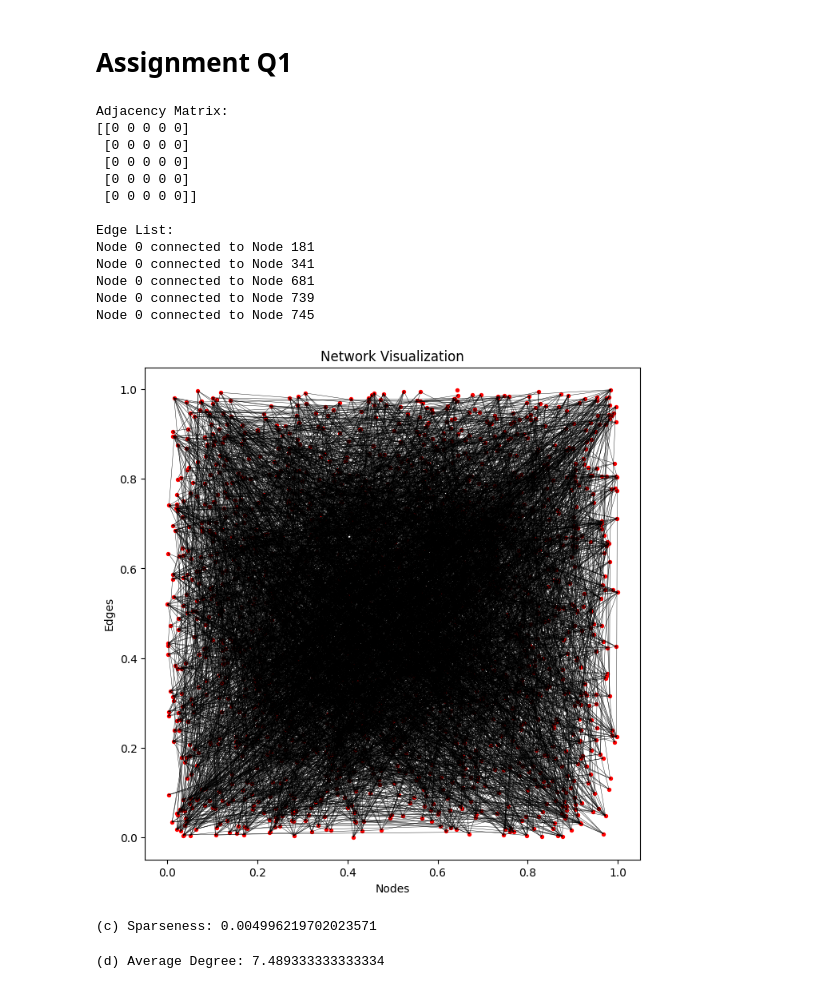
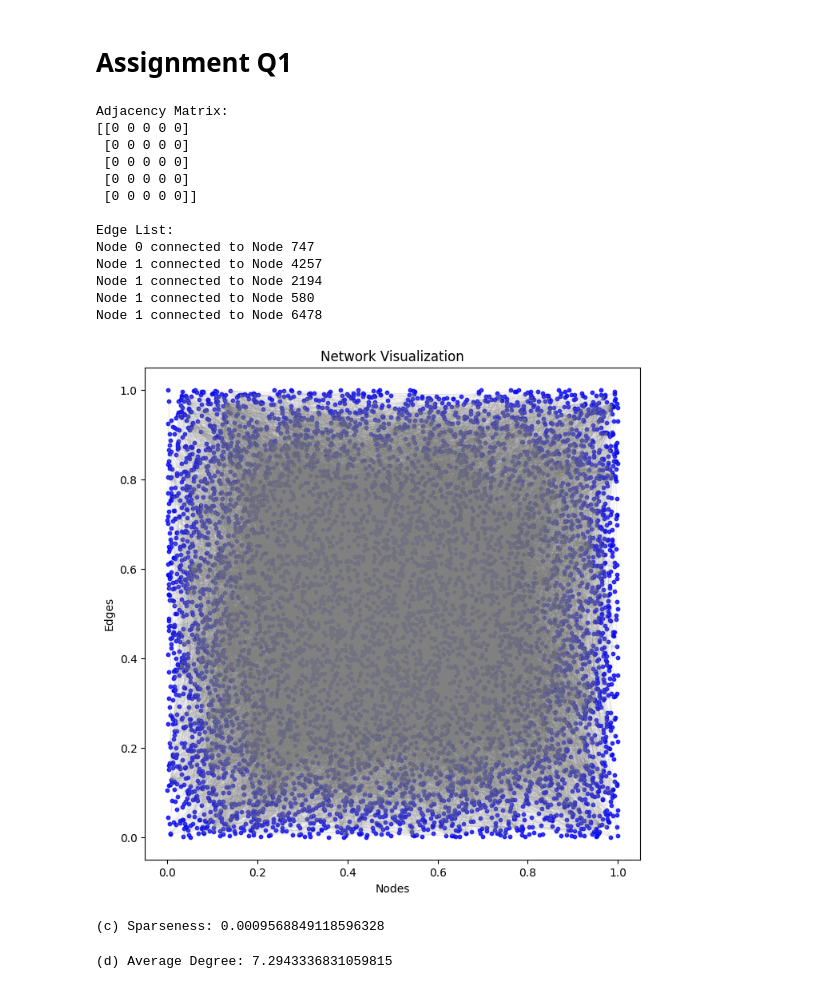
Before and after one commit to DhvanilSheth/NetworkScience, a Jupyter notebook: Assignment1/A1.ipynb, the cells around one changed output. Cells and saved outputs as stored; diff of their text form; code cells hidden in the pictures.

```diff
--- a/Assignment1/A1.ipynb
+++ b/Assignment1/A1.ipynb
@@ -1,5 +1,5 @@
 # %% [markdown]
-# Assignment Q1
+# **Assignment Q1**
 # %%
 import numpy as np
 import matplotlib.pyplot as plt
@@ -25,3 +7,15 @@ for i in range(N):
+# %%
+N = 7624
+adjacency_matrix = np.zeros((N, N), dtype=int)
+edges = []
+
+with open("C://Users//dhvan//Downloads//NetworkScience//Assignment1//undirected_graph//lastfm_asia_edges.csv", "r") as f:
+    next(f)
+    for line in f:
+        src, dst = map(int, line.strip().split(','))
+        adjacency_matrix[src, dst] = 1
+        adjacency_matrix[dst, src] = 1
+        edges.append((src, dst))
 # %%
 # Print the adjacency matrix (small portion for demonstration)
 print("Adjacency Matrix:")
@@ -40,27 +34,28 @@ Adjacency Matrix:
  [0 0 0 0 0]]
 
 Edge List:
-Node 0 connected to Node 181
-Node 0 connected to Node 341
-Node 0 connected to Node 681
-Node 0 connected to Node 739
-Node 0 connected to Node 745
+Node 0 connected to Node 747
+Node 1 connected to Node 4257
+Node 1 connected to Node 2194
+Node 1 connected to Node 580
+Node 1 connected to Node 6478
 # %%
 # (b) Visualize the network
 positions = np.random.rand(N, 2)
 plt.figure(figsize=(8,8))
 for e in edges:
     x = [positions[e[0],0], positions[e[1],0]]
     y = [positions[e[0],1], positions[e[1],1]]
-    plt.plot(x, y, 'k-', linewidth=0.3)
-plt.scatter(positions[:,0], positions[:,1], s=8, c='r')
+    plt.plot(x, y, color='grey', alpha=0.1, linewidth=0.5)
+
+plt.scatter(positions[:,0], positions[:,1], s=10, c='blue', alpha=0.8)
 plt.title("Network Visualization")
 plt.xlabel("Nodes")
 plt.ylabel("Edges")
 plt.savefig("network_visualization.png")
 plt.show()
 # %% [output]
-[figure, old version]
+[figure, new version]
 # %%
 # (c) Compute sparseness
 max_possible_edges = N * (N - 1) / 2
@@ -68,7 +63,7 @@ sparseness = len(edges) / max_possible_edges
 
 print("\n(c) Sparseness:", sparseness)
 # %% [output]
-(c) Sparseness: 0.004996219702023571
+(c) Sparseness: 0.0009568849118596328
 # %%
 # (d) Compute average degree <k>
 degrees = np.sum(adjacency_matrix, axis=1)
@@ -76,7 +71,7 @@ average_degree = np.mean(degrees)
 
 print("\n(d) Average Degree:", average_degree)
 # %% [output]
-(d) Average Degree: 7.489333333333334
+(d) Average Degree: 7.2943336831059815
 # %%
 # (e) Compute and plot normalized degree distribution P(k)
 unique_degs, counts = np.unique(degrees, return_counts=True)
```
Also changed, not shown: parts of 10 cells of this notebook, 13 other files.
